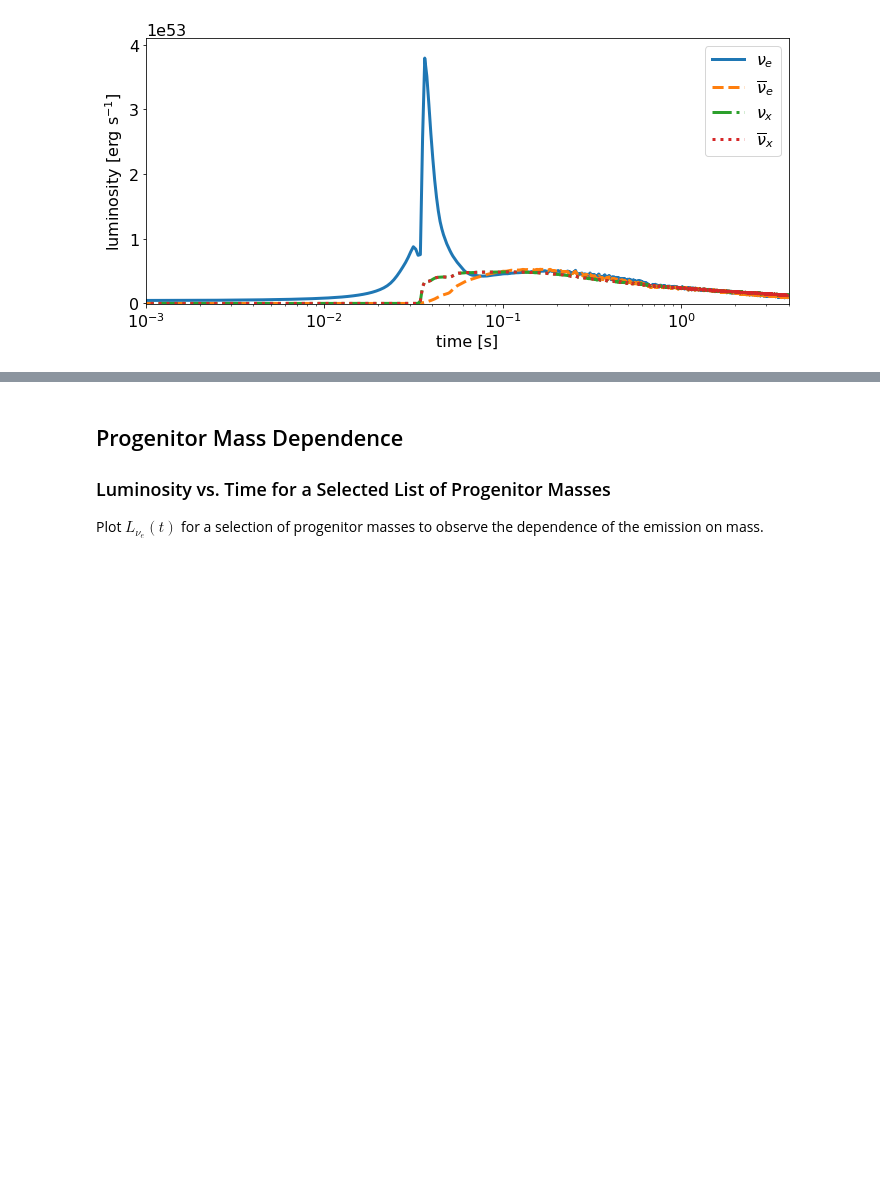
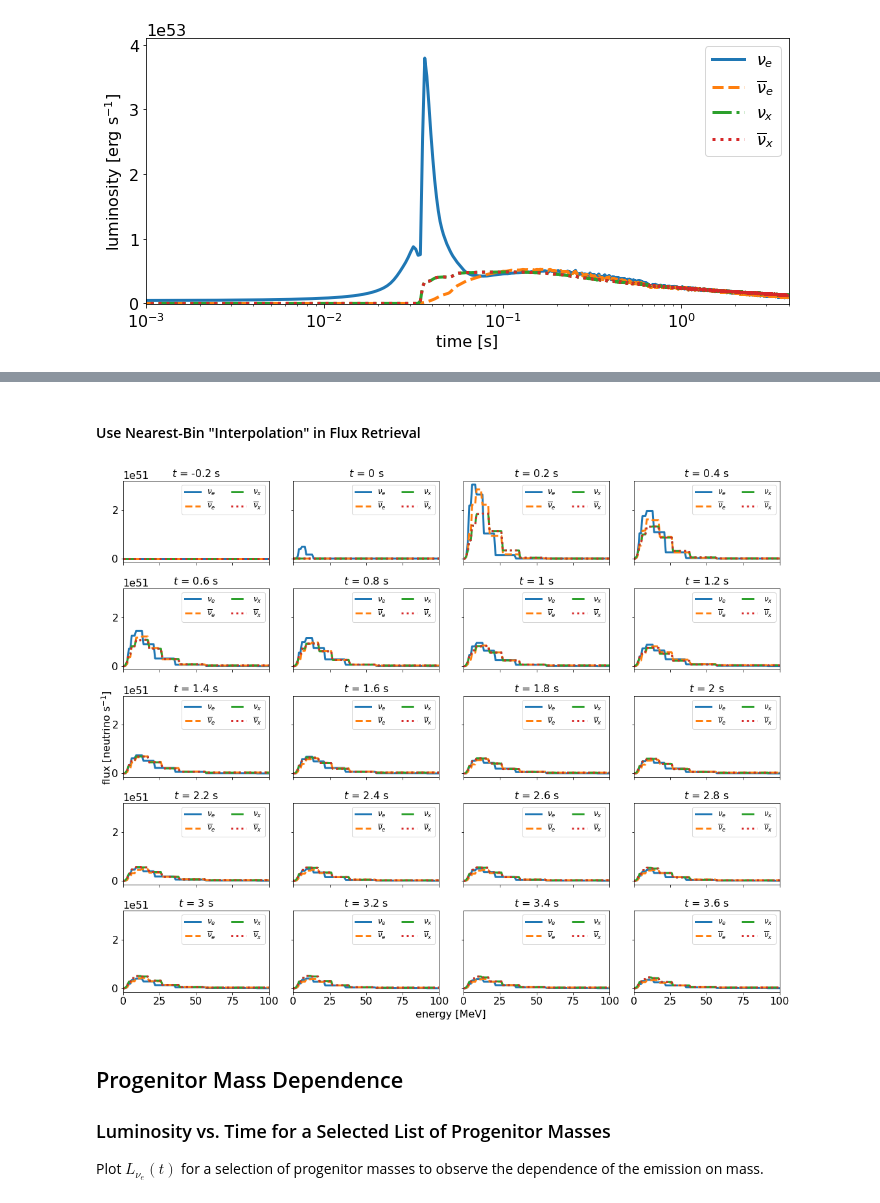
Before and after one commit to SNEWS2/snewpy, a Jupyter notebook: doc/nb/Fornax_2021_2D.ipynb, the cells around one changed output, grey strips where cells are left out. Drawn from its saved outputs; the diff is of its cells as text; code cells hidden in the pictures; blank space fills up the shorter version.

Commit message:
Enable nearest-bin interpolation in initialspectra.

```diff
--- a/doc/nb/Fornax_2021_2D.ipynb
+++ b/doc/nb/Fornax_2021_2D.ipynb
@@ -85,3 +87,25 @@ fig.text(0., 0.5, 'flux [neutrino s$^{-1}$]', va='center', rotation='vertical');
+# %% [markdown]
+#### Use Nearest-Bin "Interpolation" in Flux Retrieval
+# %%
+times = np.arange(-0.2, 3.8, 0.2) * u.s
+E = np.arange(0, 101, 1) * u.MeV
+
+fig, axes = plt.subplots(5,4, figsize=(15,12), sharex=True, sharey=True, tight_layout=True)
+
+linestyles = ['-', '--', '-.', ':']
+
+for t, ax in zip(times, axes.flatten()):
+    spectra = model.get_initialspectra(t, E, interpolation='nearest')
+    for line, flavor in zip(linestyles, Flavor):
+        ax.plot(E, spectra[flavor], lw=3, ls=line, label=flavor.to_tex())
+    ax.set(xlim=(0,100))
+    ax.set_title('$t$ = {:g}'.format(t), fontsize=16)
+    ax.legend(loc='upper right', ncol=2, fontsize=12)
+
+fig.text(0.5, 0., 'energy [MeV]', ha='center')
+fig.text(0., 0.5, 'flux [neutrino s$^{-1}$]', va='center', rotation='vertical');
+# %% [output]
+[figure, added]
 # %% [markdown]
 ## Progenitor Mass Dependence
 
```
Also changed, not shown: parts of 6 cells of this notebook, 1 other file.
